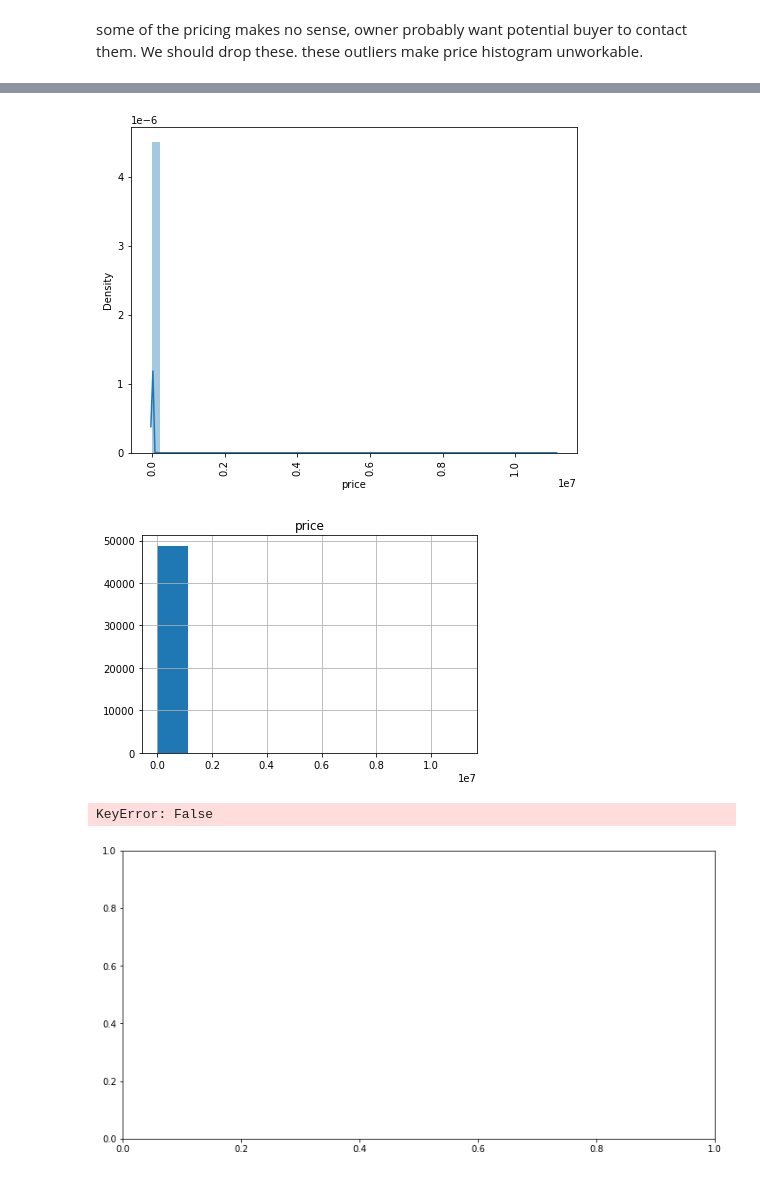
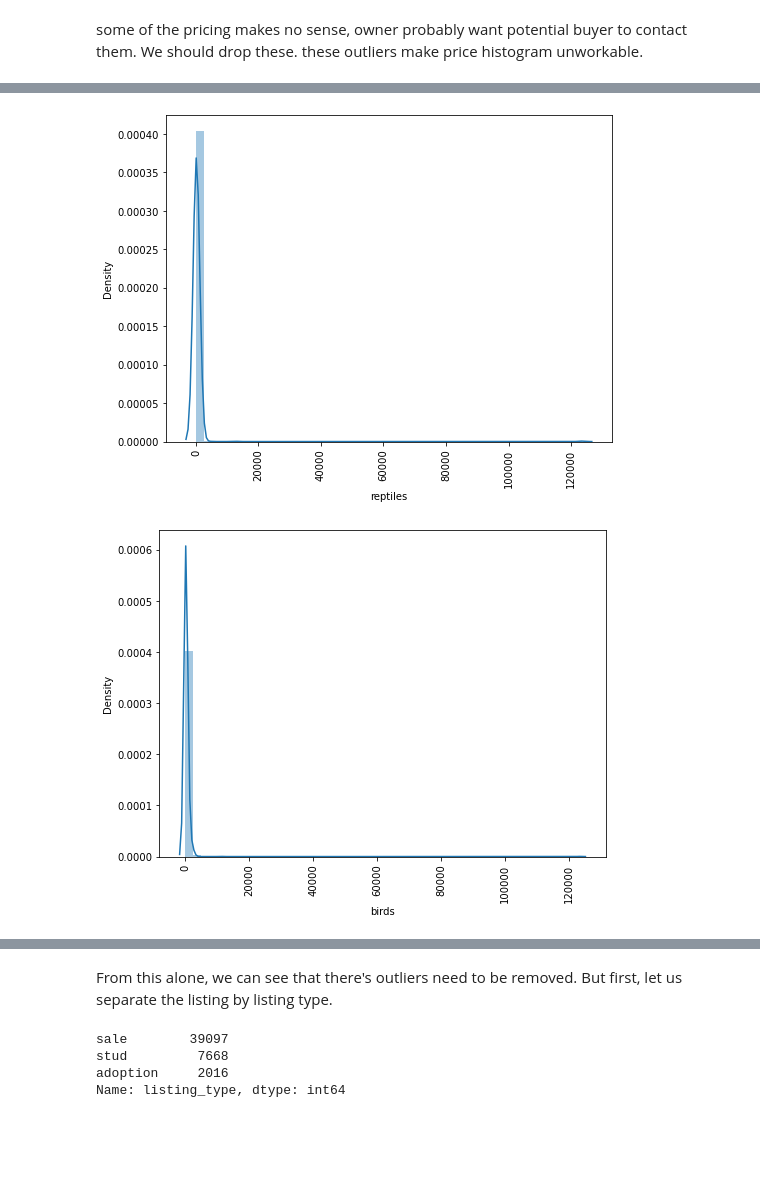
Before and after one commit to Chiuchiyin/Coding-fun, a Jupyter notebook: Pet Sale Price/EDA, data cleaning and modelling.ipynb, the cells around one changed output, grey strips where cells are left out. Saved outputs shown, nothing was run; the diff lists cells and outputs as text; code cells hidden in the pictures; blank space fills up the shorter version.

```diff
--- a/Pet Sale Price/EDA, data cleaning and modelling.ipynb
+++ b/Pet Sale Price/EDA, data cleaning and modelling.ipynb
@@ -234 +229,15 @@ df.loc[df['price'] == 0.0]
 774 rows × 11 columns
+# %%
+def histogram (data, column):
+    entries = data[column].unique()
+    for entry in entries:
+        plt.figure(figsize=(8,6))
+        plt.xlabel(entry)
+        plt.xticks(rotation=90)
+        sns.distplot(x = data.loc[data[column] == entry].price)
+        plt.show()
+# %%
+histogram (df,'pet_type')
+# %% [output]
+[figure, added]
+[figure, added]
@@ -235,16 +253,11 @@ df.loc[df['price'] == 0.0]
+# %% [markdown]
+From this alone, we can see that there's outliers need to be removed. But first, let us separate the listing by listing type.
 # %%
+df['listing_type'].value_counts()
 # %% [output]
-[figure, removed]
+sale        39097
+stud         7668
+adoption     2016
+Name: listing_type, dtype: int64
 # %%
-hist = df.hist(bins=10)
+sale = df.loc[df['listing_type'] == 'sale']
-# %% [output]
-[figure, removed]
-# %%
-fig, ax = plt.subplots(figsize=(12, 6))
-sns.distplot(df['pet_type'=='dogs'], bins=20, ax=ax,  label='benign')
-sns.distplot(df['pet_type'=='cats'], bins=20, ax=ax,  label='malign')
-ax.legend()
-plt.show()
-# %% [output]
-KeyError: False
-[figure, removed]
```
Also changed, not shown: parts of 33 cells of this notebook, 2 other files.
